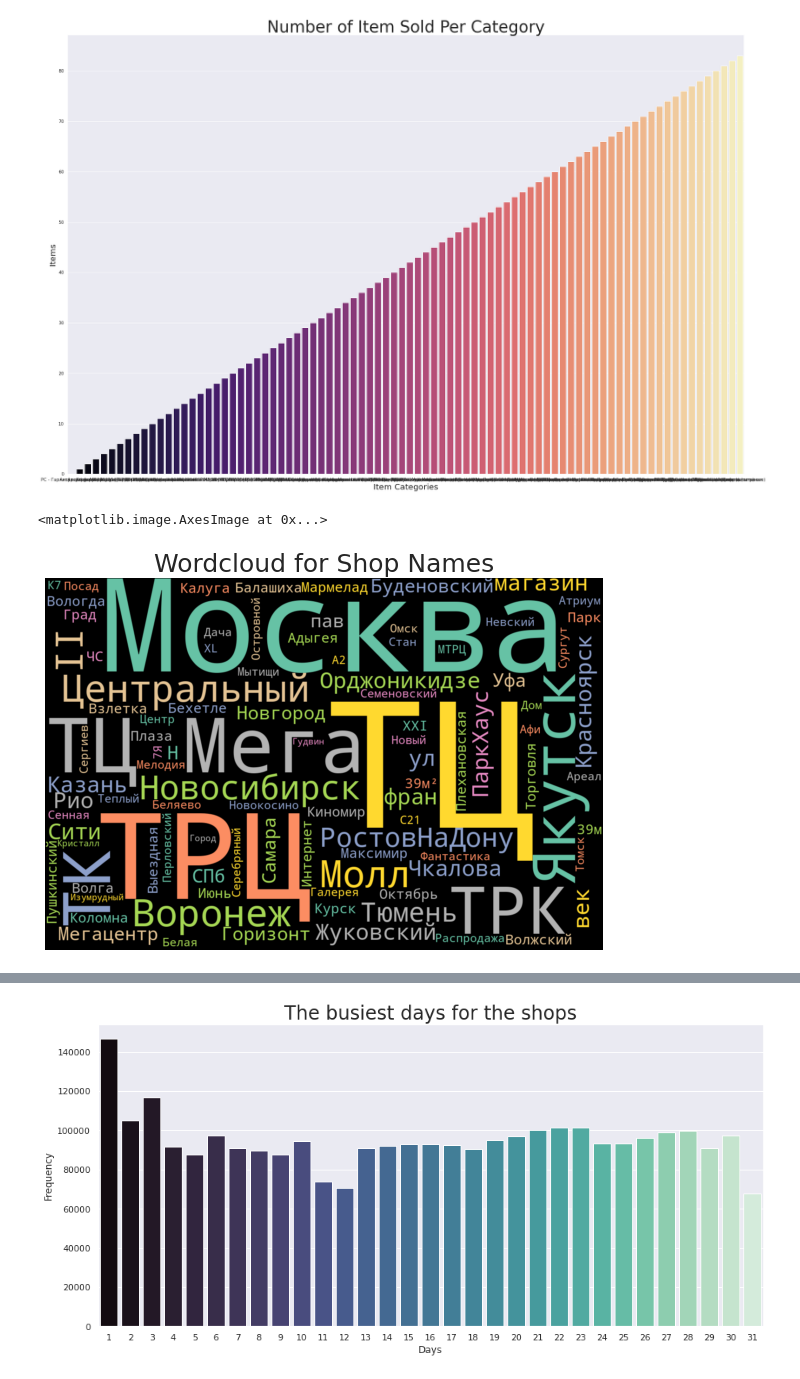
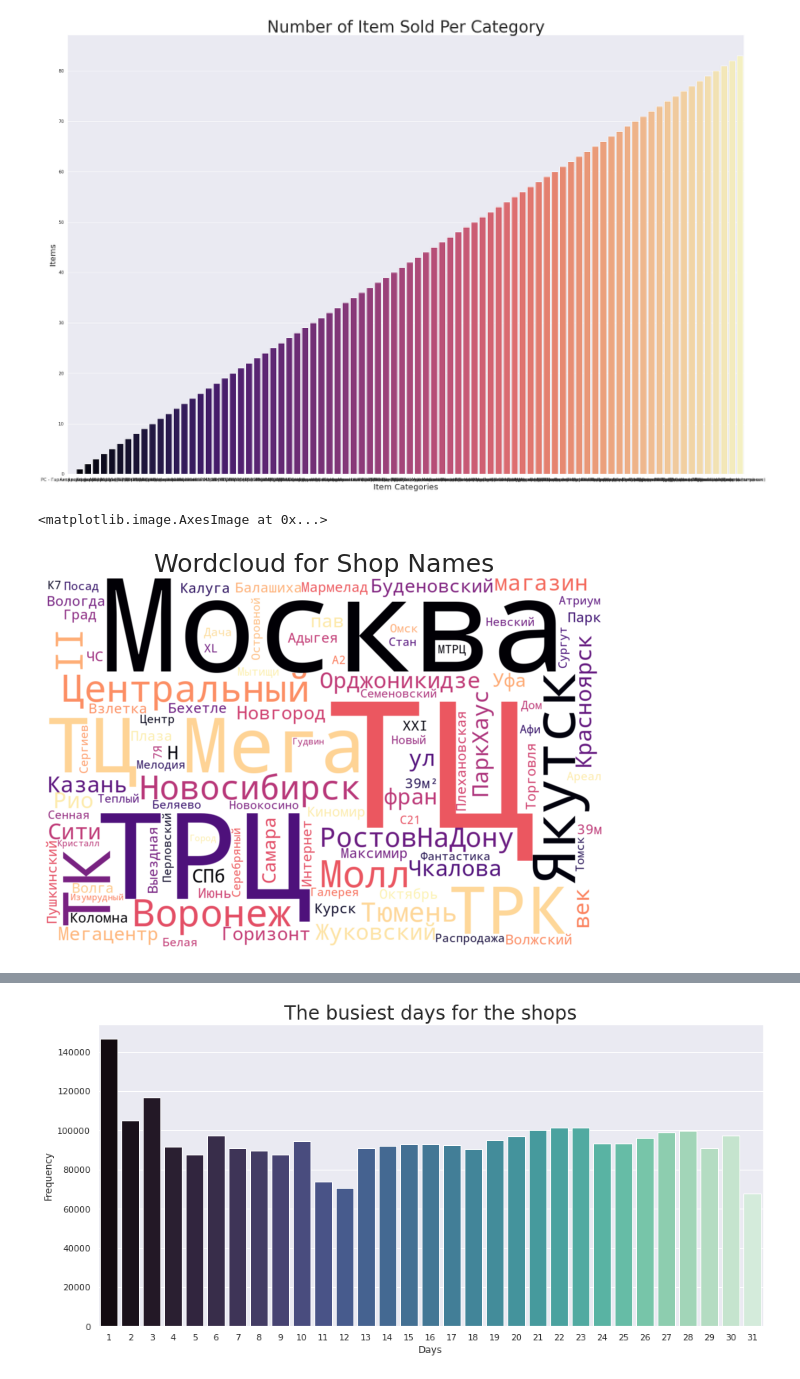
Before and after one commit to chaitsugale/Predict_Future_Sale, a Jupyter notebook: predict-future-sales-2022.ipynb, the cells around one changed output, grey strips where cells are left out. Saved outputs shown, nothing was run; the diff lists cells and outputs as text; code cells hidden in the pictures.

```diff
--- a/predict-future-sales-2022.ipynb
+++ b/predict-future-sales-2022.ipynb
@@ -251,21 +251,21 @@ from wordcloud import WordCloud, STOPWORDS, ImageColorGenerator
 # %%
 plt.rcParams['figure.figsize'] = (10, 10)
 stopwords = set(STOPWORDS)
-wordcloud = WordCloud(background_color = 'black',
-                      colormap='Set2',
+wordcloud = WordCloud(background_color = 'white',
+                      colormap='magma',
                       max_words = 100,
                       stopwords = stopwords ,
                       width = 1200,
                       height = 800,
                      random_state = 30).generate(str(sales_shops['shop_name']))
 
 
 plt.title('Wordcloud for Shop Names', fontsize = 25)
 plt.axis('off')
 plt.imshow(wordcloud, interpolation = 'bilinear')
 # %% [output]
 <matplotlib.image.AxesImage at 0x...>
-[figure, old version]
+[figure, new version]
 # %%
 plt.rcParams['figure.figsize'] = (10, 10)
 stopwords = set(STOPWORDS)
```
Also changed, not shown: parts of 28 cells of this notebook.
